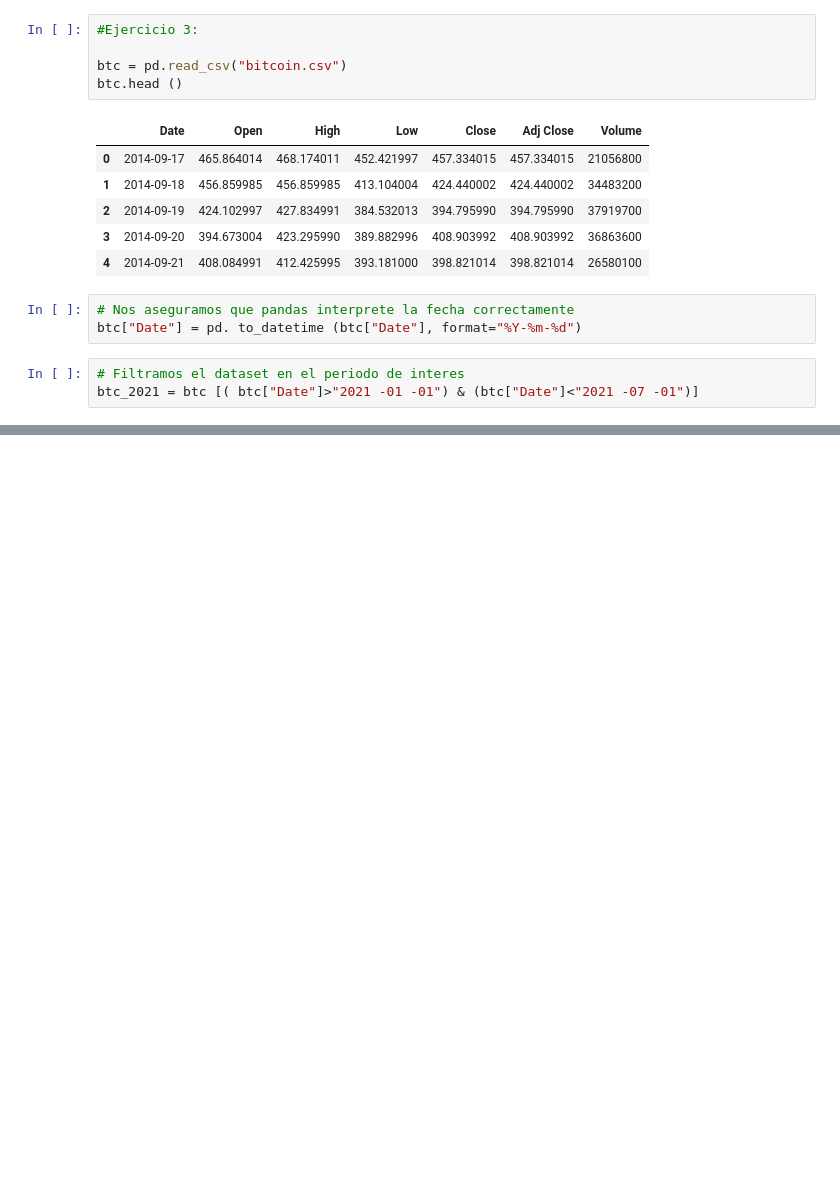
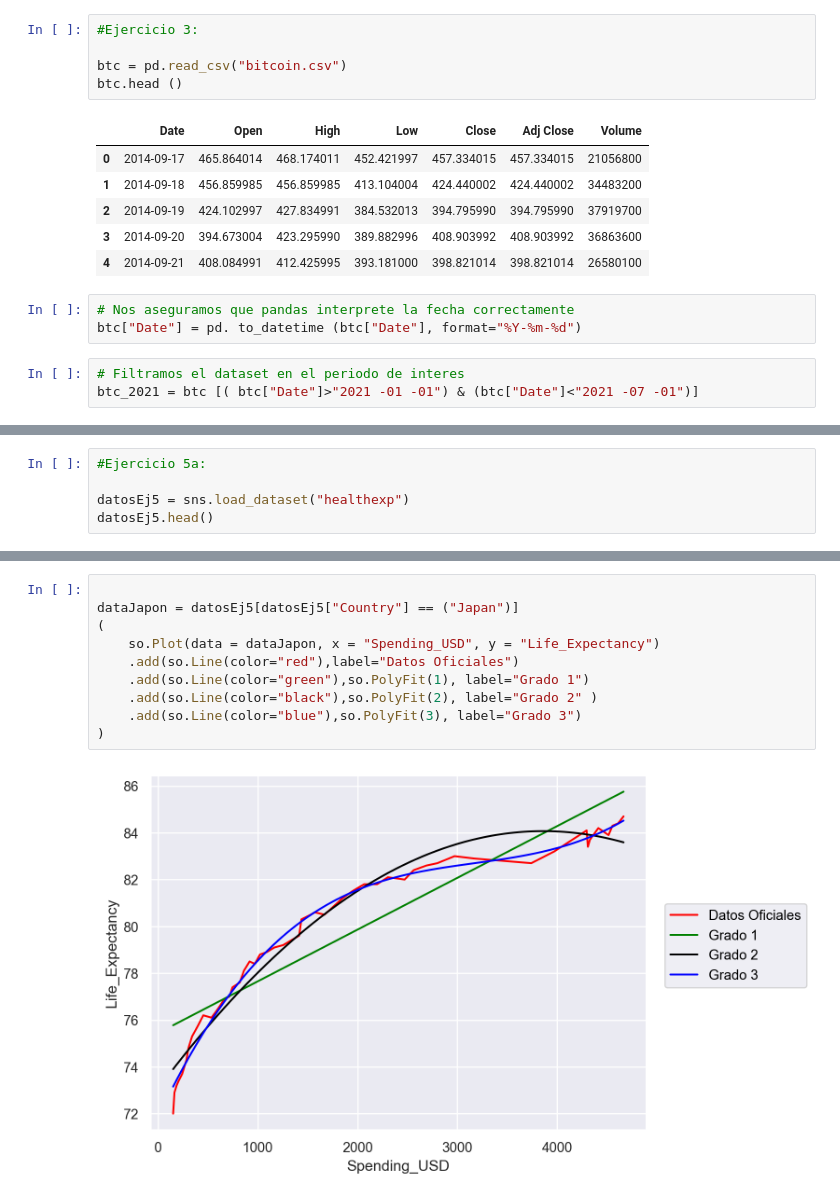
Before and after one commit to romanprs03/labo_de_datos, a Jupyter notebook: clase6-ldd-regresionlineal.ipynb, the cells around one changed output, grey strips where cells are left out. Cells and saved outputs as stored; diff of their text form; blank space fills up the shorter version.

```diff
--- a/clase6-ldd-regresionlineal.ipynb
+++ b/clase6-ldd-regresionlineal.ipynb
@@ -394,0 +425,5 @@ ValueError: Found input variables with inconsistent numbers of samples: [244, 16
+# %%
+#Ejercicio 5a:
+
+datosEj5 = sns.load_dataset("healthexp")
+datosEj5.head()
@@ -394,0 +437,12 @@ ValueError: Found input variables with inconsistent numbers of samples: [244, 16
+# %%
+
+dataJapon = datosEj5[datosEj5["Country"] == ("Japan")]
+(
+    so.Plot(data = dataJapon, x = "Spending_USD", y = "Life_Expectancy")
+    .add(so.Line(color="red"),label="Datos Oficiales")
+    .add(so.Line(color="green"),so.PolyFit(1), label="Grado 1")
+    .add(so.Line(color="black"),so.PolyFit(2), label="Grado 2" )
+    .add(so.Line(color="blue"),so.PolyFit(3), label="Grado 3")
+)
+# %% [output]
+[figure, added]
```
Also changed, not shown: parts of 17 cells of this notebook, 2 other files.
